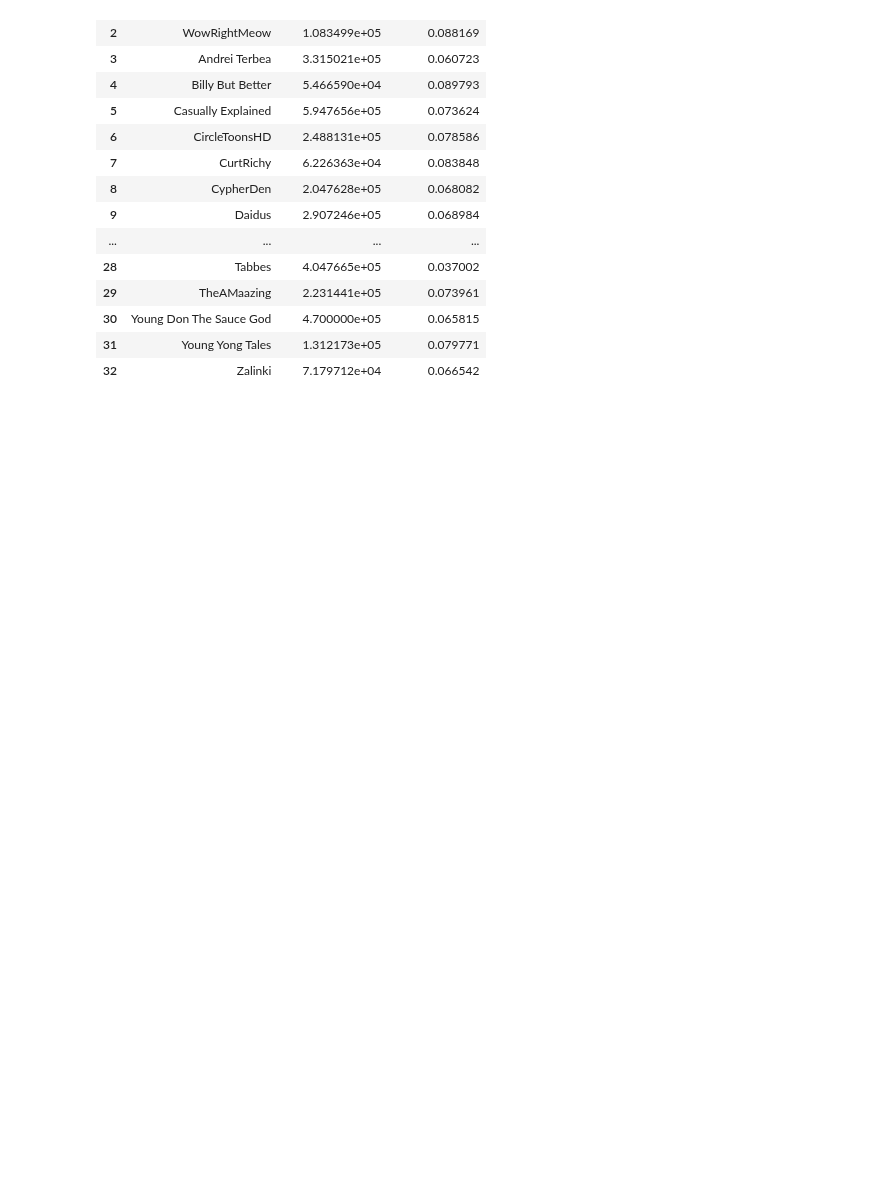
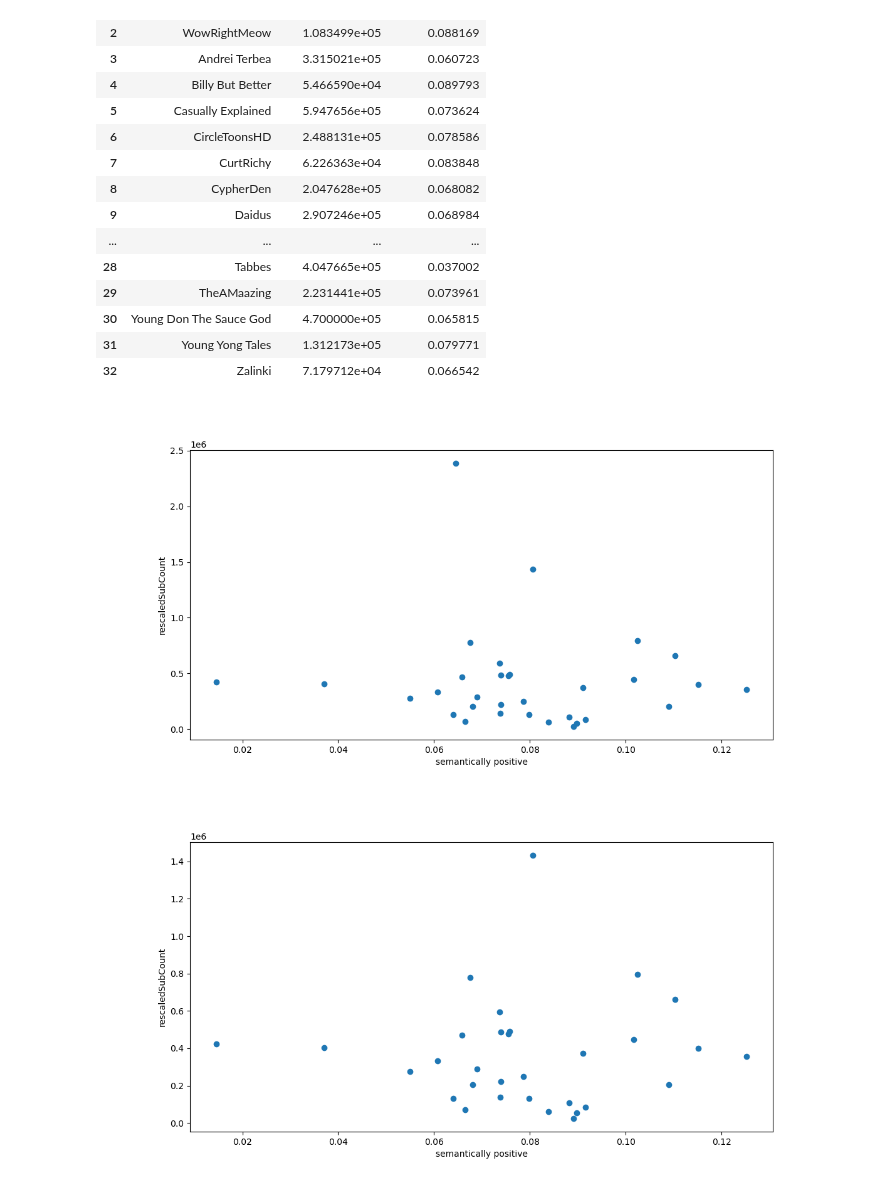
Before and after one commit to ojiwon-kenobi/youtuberChannels, a Jupyter notebook: semantic_analysis/semantic_analysis.ipynb, the cells around one changed output. Cells and saved outputs as stored; diff of their text form; code cells hidden in the pictures; blank space fills up the shorter version.

```diff
--- a/semantic_analysis/semantic_analysis.ipynb
+++ b/semantic_analysis/semantic_analysis.ipynb
@@ -619,5 +618,11 @@ semantic_df
 # %%
 copy_without_oversimplified = semantic_df.drop('23')
 copy_without_oversimplified_and_odd1sout = semantic_df.drop(['23', '24'])
-semantic_df_copy_without_oversimplified = json.loads(json.dumps(copy_without_oversimplified.to_dict()))
-semantic_df_copy_without_oversimplified_and_odd1sout = json.loads(json.dumps(copy_without_oversimplified_and_odd1sout.to_dict()))
+semantic_df_copy_without_oversimplified = pd.DataFrame.from_dict(json.loads(json.dumps(copy_without_oversimplified.to_dict())))
+semantic_df_copy_without_oversimplified_and_odd1sout = pd.DataFrame.from_dict(json.loads(json.dumps(copy_without_oversimplified_and_odd1sout.to_dict())))
+
+generate_plot(semantic_df_copy_without_oversimplified)
+generate_plot(semantic_df_copy_without_oversimplified_and_odd1sout)
+# %% [output]
+[figure, added]
+[figure, added]
```
Also changed, not shown: parts of 3 cells of this notebook.
